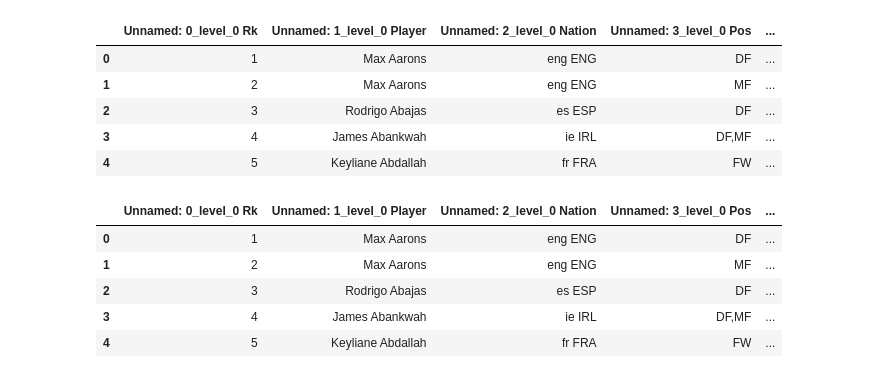
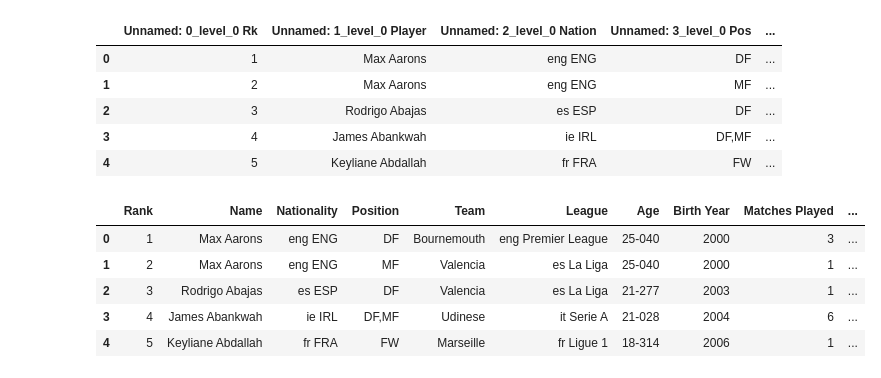
Before and after one commit to DarthJkid/FBREF_Analysis, a Jupyter notebook: Big5_Analysis_2.ipynb, the cells around one changed output. Cells and saved outputs as stored; diff of their text form; code cells hidden in the pictures.

```diff
--- a/Big5_Analysis_2.ipynb
+++ b/Big5_Analysis_2.ipynb
@@ -47,12 +47,14 @@ df.head()
 # %%
 # Define a mapping of keywords to new column names
 rename_columns = {
-    'Pos': 'Position',
-    'Nation': 'Nationality',
-    'Age': 'Age',
-    'Player': 'Name',
-    'Squad': 'Team',
-    'Comp': 'League',
+    'Unnamed: 0_level_0 Rk': 'Rank',
+    'Unnamed: 3_level_0 Pos': 'Position',
+    'Unnamed: 2_level_0 Nation': 'Nationality',
+    'Unnamed: 6_level_0 Age': 'Age',
+    'Unnamed: 1_level_0 Player': 'Name',
+    'Unnamed: 4_level_0 Squad': 'Team',
+    'Unnamed: 5_level_0 Comp': 'League',
+    'Unnamed: 7_level_0 Born': 'Birth Year',
     'Playing Time MP': 'Matches Played',
     'Playing Time Starts': 'Matches Started',
     'Playing Time 90s': '90 Minutes Played',
@@ -64,36 +66,41 @@ rename_columns = {
     'Performance PKatt': 'Penalty Kick Attempts',
     'Performance CrdY': 'Yellow Cards',
     'Performance CrdR': 'Red Cards',
     'Expected xG': 'Expected Goals',
     'Expected npxG': 'Non-Penalty Expected Goals',
     'Expected xG+xA': 'Expected Goals + Assists',
     'Expected npxG+xAG': 'Non-Penalty Expected Goals + Expected Assisted Goals',
     'Progression PrgC': 'Progressive Carries',
     'Progression PrgP': 'Progressive Passes',
     'Progression PrgR': 'Progressive Receptions',
     'Per 90 Minutes Gls': 'Goals Per 90',
     'Per 90 Minutes Ast': 'Assists Per 90',
     'Per 90 Minutes G+A': 'Goals + Assists Per 90',
     'Per 90 Minutes G-PK': 'Goals - Penalty Kick Per 90',
     'Per 90 Minutes PK': 'Penalty Kick Per 90',
     'Per 90 Minutes xG': 'Expected Goals Per 90',
     'Per 90 Minutes xA': 'Expected Assists Per 90',
     'Per 90 Minutes xG+xA': 'Expected Goals + Assists Per 90',
     'Per 90 Minutes xG-PK': 'Expected Goals - Penalty Kick Per 90',
     'Per 90 Minutes xAG': 'Expected Assisted Goals Per 90',
     'Per 90 Minutes npxG': 'Non-Penalty Expected Goals Per 90',
     'Per 90 Minutes npxG+xAG': 'Non-Penalty Expected Goals + Expected Assisted Goals Per 90',
 }
 
+# Filter the rename_columns dictionary to only include columns that exist in the dataframe
+rename_columns = {k: v for k, v in rename_columns.items() if k in df.columns}
+
 # Apply renaming function
 df = df.rename(columns=rename_columns)
 
+#drop the columns that are not needed Unnamed: 37_level_0 Matches
+df = df.drop(columns=['Unnamed: 37_level_0 Matches'])
 # Display the first few rows
 df.head()
 # %% [output]
-|  | Unnamed: 0_level_0 Rk | Unnamed: 1_level_0 Player | Unnamed: 2_level_0 Nation | Unnamed: 3_level_0 Pos | ... |
-| 0 | 1 | Max Aarons | eng ENG | DF | ... |
-| 1 | 2 | Max Aarons | eng ENG | MF | ... |
-| 2 | 3 | Rodrigo Abajas | es ESP | DF | ... |
-| 3 | 4 | James Abankwah | ie IRL | DF,MF | ... |
-| 4 | 5 | Keyliane Abdallah | fr FRA | FW | ... |
+|  | Rank | Name | Nationality | Position | Team | League | Age | Birth Year | Matches Played | ... |
+| 0 | 1 | Max Aarons | eng ENG | DF | Bournemouth | eng Premier League | 25-040 | 2000 | 3 | ... |
+| 1 | 2 | Max Aarons | eng ENG | MF | Valencia | es La Liga | 25-040 | 2000 | 1 | ... |
+| 2 | 3 | Rodrigo Abajas | es ESP | DF | Valencia | es La Liga | 21-277 | 2003 | 1 | ... |
+| 3 | 4 | James Abankwah | ie IRL | DF,MF | Udinese | it Serie A | 21-028 | 2004 | 6 | ... |
+| 4 | 5 | Keyliane Abdallah | fr FRA | FW | Marseille | fr Ligue 1 | 18-314 | 2006 | 1 | ... |
```
